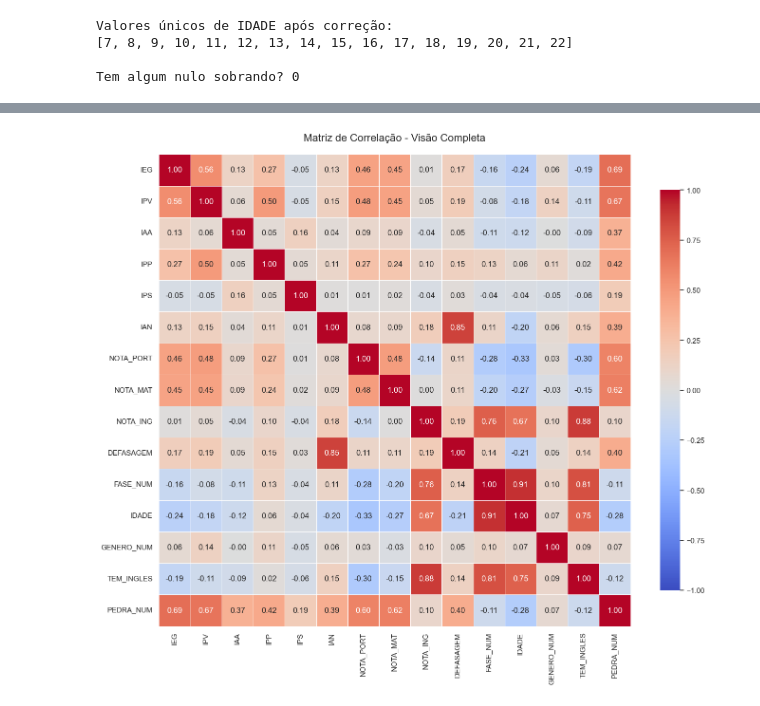
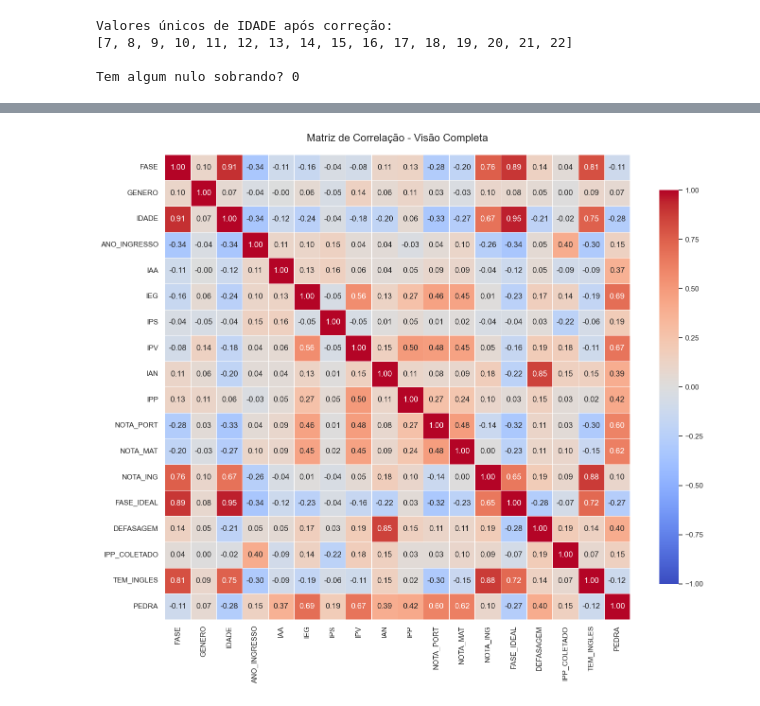
Before and after one commit to Lakand/Datathon-MLET, a Jupyter notebook: notebooks/exploracao_dados.ipynb, the cells around one changed output, grey strips where cells are left out. Cells and saved outputs as stored; diff of their text form; code cells hidden in the pictures.

```diff
--- a/notebooks/exploracao_dados.ipynb
+++ b/notebooks/exploracao_dados.ipynb
@@ -353,10 +311,18 @@ plt.show()
 # %%
 # --- BLOCO DE TRATAMENTO DE NULOS E REMOÇÃO DE REDUNDÂNCIA ---
 
-# 1. Tratando o IPP (Preenchendo 2022 com a mediana geral para não perder a coluna)
-# IPP é importante para o psicossocial, então mantemos e preenchemos falhas
+# 1. Tratando o IPP (Com Flag + Mediana)
+# PASSO A: Criar a flag ANTES de preencher os nulos
+# 0 = O dado não existia (ex: ano de 2022); 1 = O dado foi coletado.
+df_final['IPP_COLETADO'] = df_final['IPP'].notnull().astype(int)
+
+# PASSO B: Calcular a mediana dos valores existentes
 mediana_ipp = df_final['IPP'].median()
+
+# PASSO C: Preencher os nulos com a mediana
 df_final['IPP'] = df_final['IPP'].fillna(mediana_ipp)
+
+print("Flag 'IPP_COLETADO' criada com sucesso.")
 print(f"Nulos de IPP preenchidos com a mediana: {mediana_ipp}")
 
 # 2. Tratando Inglês (Criando flag e preenchendo com 0)
@@ -549,33 +476,34 @@ Name: PEDRA_NUM, dtype: float64
 # %%
 # --- BLOCO DE VISUALIZAÇÃO GERAL (ANÁLISE PRÉ-MODELAGEM) ---
 import matplotlib.pyplot as plt
 import seaborn as sns
 import math
 
 # 1. Definindo as variáveis que entrarão no modelo
 # (Certifique-se que todas essas colunas existem no seu df_final)
 cols_analise = [
-    'IEG', 'IPV', 'IAA', 'IPP', 'IPS', 'IAN',       # Indicadores
-    'NOTA_PORT', 'NOTA_MAT', 'NOTA_ING',            # Notas
-    'DEFASAGEM', 'FASE_NUM', 'IDADE', 'GENERO_NUM', # Contexto
-    'TEM_INGLES', 'PEDRA_NUM'                       # Target e Flags
+    'FASE', 'GENERO', 'IDADE','ANO_INGRESSO',
+    'IAA', 'IEG', 'IPS', 'IPV', 'IAN', 'IPP',
+    'NOTA_PORT', 'NOTA_MAT', 'NOTA_ING',
+    'FASE_IDEAL', 'DEFASAGEM', 'IPP_COLETADO',
+    'TEM_INGLES', 'PEDRA'
 ]
 
 # Filtrar apenas as que existem (segurança contra erros de digitação)
 cols_existentes = [c for c in cols_analise if c in df_final.columns]
 
 # --- A. GRÁFICO DE CORRELAÇÃO COMPLETO ---
 plt.figure(figsize=(14, 12))
 plt.title("Matriz de Correlação - Visão Completa", fontsize=16, pad=20)
 
 # Calculando correlação (numeric_only=True garante que só pega números)
 corr = df_final[cols_existentes].corr(numeric_only=True)
 
 # Plotando o Heatmap (sem máscara, quadrado inteiro)
 sns.heatmap(corr, annot=True, fmt=".2f", cmap='coolwarm', vmin=-1, vmax=1,
             linewidths=0.5, square=True, cbar_kws={"shrink": 0.8})
 
 plt.tight_layout()
 plt.show()
 # %% [output]
-[figure, old version]
+[figure, new version]
```
Also changed, not shown: parts of 12 cells of this notebook, 3 other files.
